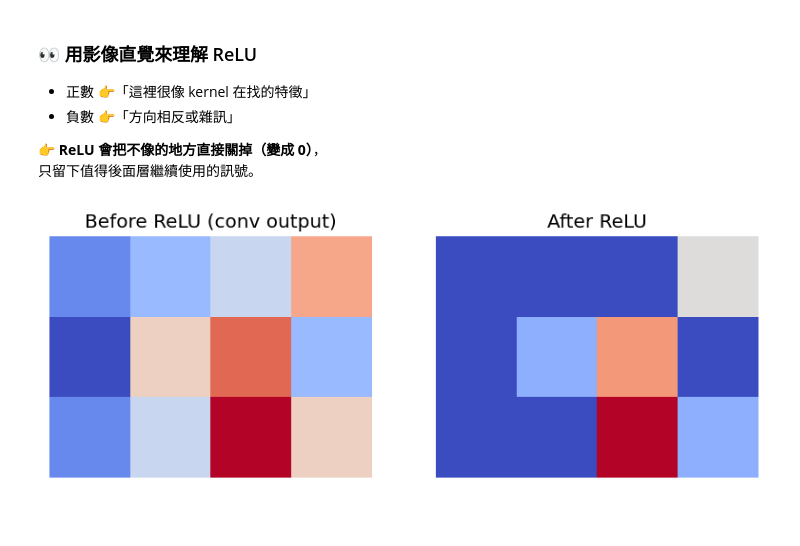
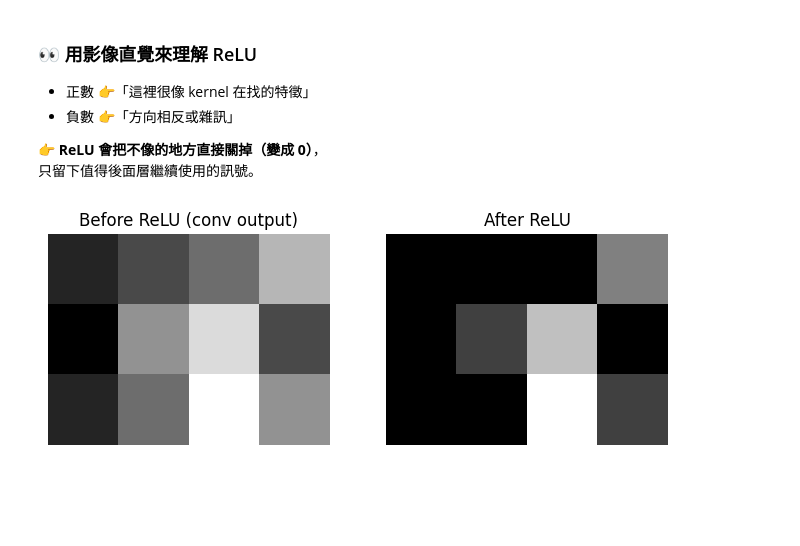
Before and after one commit to mz038197/Machine-Learning-Lab, a Jupyter notebook: lab/teacher/CNN/Introduction_Convolutional_Neural_Networks.ipynb, the cells around one changed output. Cells and saved outputs as stored; diff of their text form; code cells hidden in the pictures.

```diff
--- a/lab/teacher/CNN/Introduction_Convolutional_Neural_Networks.ipynb
+++ b/lab/teacher/CNN/Introduction_Convolutional_Neural_Networks.ipynb
@@ -362,29 +438,30 @@ plt.show()
 👉 **ReLU 會把不像的地方直接關掉（變成 0）**，
 只留下值得後面層繼續使用的訊號。
 # %%
+# @title **ReLu前後變化模擬圖**
 conv_output = np.array([
     [-2, -1,  0,  2],
     [-3,  1,  3, -1],
     [-2,  0,  4,  1],
 ], dtype=float)
 
 relu_output = np.maximum(0, conv_output)
 
 fig = plt.figure(figsize=(8,3))
 
 ax1 = fig.add_subplot(1,2,1)
-ax1.imshow(conv_output, cmap="coolwarm")
+ax1.imshow(conv_output, cmap="gray")
 ax1.set_title("Before ReLU (conv output)")
 ax1.axis("off")
 
 ax2 = fig.add_subplot(1,2,2)
-ax2.imshow(relu_output, cmap="coolwarm")
+ax2.imshow(relu_output, cmap="gray")
 ax2.set_title("After ReLU")
 ax2.axis("off")
 
 plt.show()
 # %% [output]
-[figure, old version]
+[figure, new version]
 # %% [markdown]
 <br>
 # %% [markdown]
```
Also changed, not shown: parts of 7 cells of this notebook.
